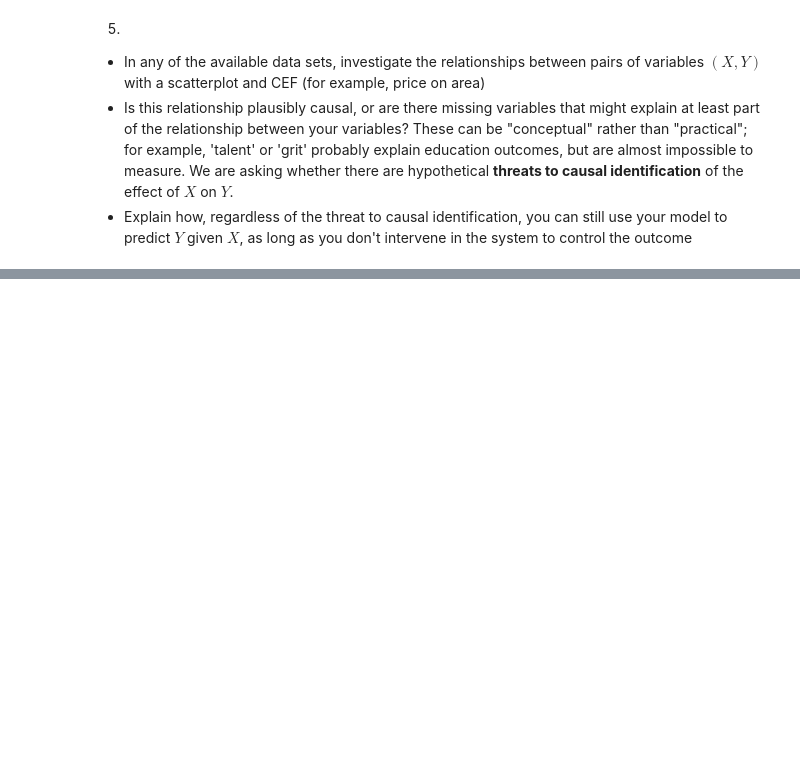
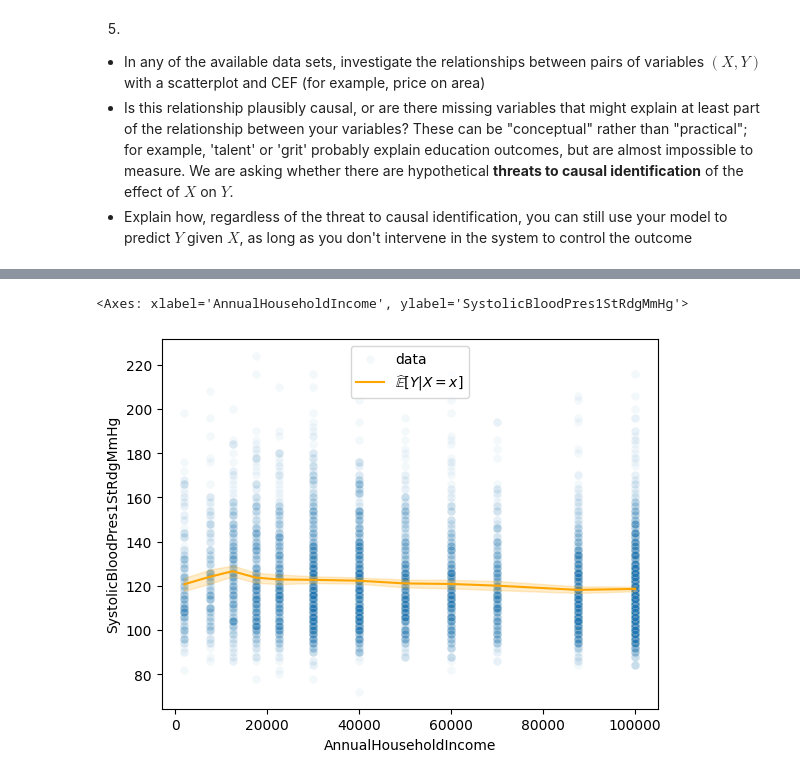
Before and after one commit to aniyahlater/ds5030assignments, a Jupyter notebook: assignment_3.ipynb, the cells around one changed output, grey strips where cells are left out. Cells and saved outputs as stored; diff of their text form; code cells hidden in the pictures; blank space fills up the shorter version.

```diff
--- a/assignment_3.ipynb
+++ b/assignment_3.ipynb
@@ -132,0 +189,6 @@ Show that the solution to this problem is the LCLS/Naradaya-Watson estimator.
+# %%
+sns.scatterplot(data=nhanes, x='AnnualHouseholdIncome', y='SystolicBloodPres1StRdgMmHg',alpha=.05, label='data')
+sns.lineplot(data=nhanes, y='SystolicBloodPres1StRdgMmHg',x='AnnualHouseholdIncome',color='orange', label='$\\widehat{\\mathbb{E}}[Y|X=x]$')
+# %% [output]
+<Axes: xlabel='AnnualHouseholdIncome', ylabel='SystolicBloodPres1StRdgMmHg'>
+[figure, added]
```
Also changed, not shown: parts of 8 cells of this notebook.
